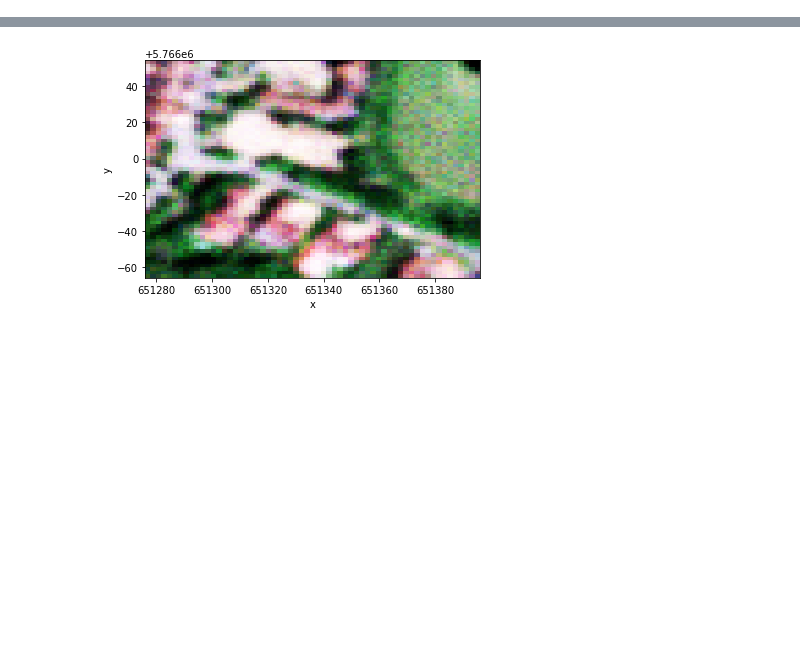
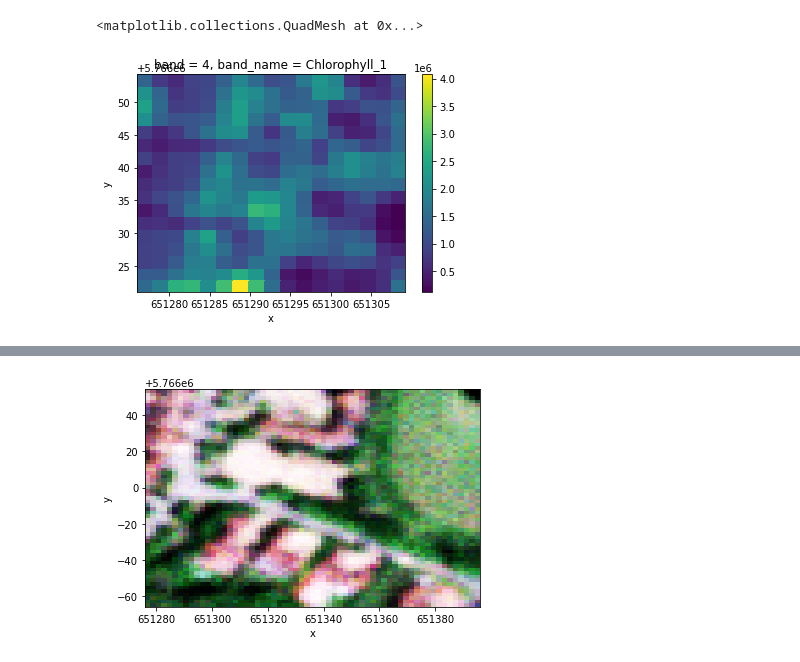
Before and after one commit to joe-fennell/pyeosim, a Jupyter notebook: 2_CMOS.ipynb, the cells around one changed output, grey strips where cells are left out. Saved outputs shown, nothing was run; the diff lists cells and outputs as text; code cells hidden in the pictures; blank space fills up the shorter version.

```diff
--- a/2_CMOS.ipynb
+++ b/2_CMOS.ipynb
@@ -42,0 +62,5 @@ cmos.transform(TOA).isel(band=4).plot()
+# %%
+cmos.step_outputs['dark current noise'].isel(band=4).plot()
+# %% [output]
+<matplotlib.collections.QuadMesh at 0x...>
+[figure, added]
```
Also changed, not shown: parts of 16 cells of this notebook, 9 other files.
